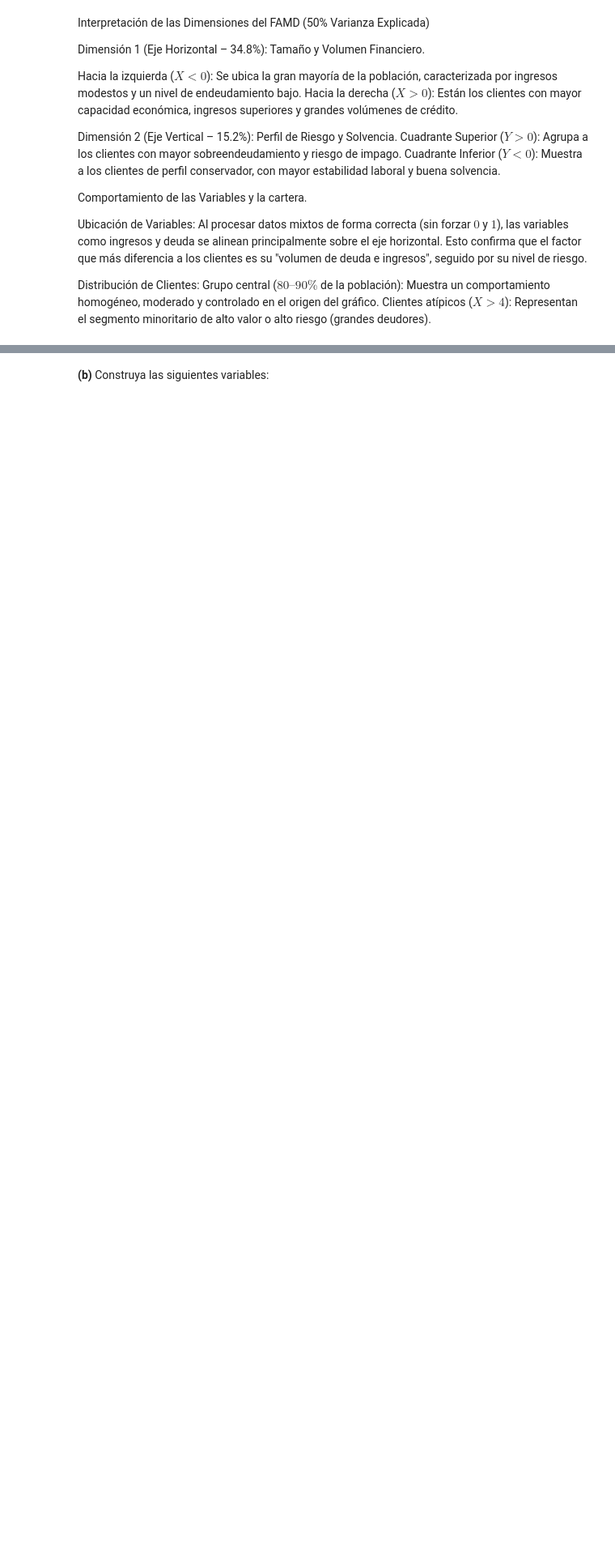
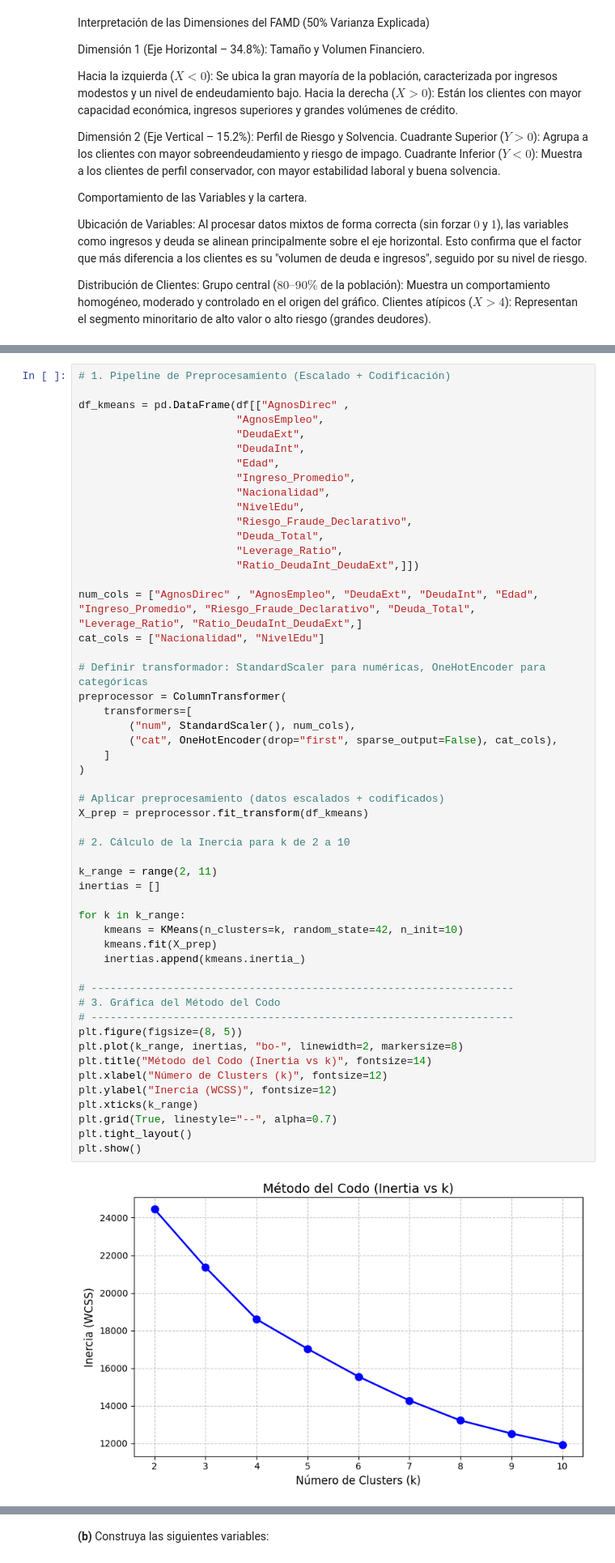
Before and after one commit to Felipe-Lopez-Vergara/ds_finance_-Lopez-, a Jupyter notebook: notebooks/HW_Sesion_6.ipynb, the cells around one changed output, grey strips where cells are left out. Shown at 81% size. Cells and saved outputs as stored; diff of their text form; blank space fills up the shorter version.

```diff
--- a/notebooks/HW_Sesion_6.ipynb
+++ b/notebooks/HW_Sesion_6.ipynb
@@ -754,0 +794,54 @@ Clientes atípicos ($X > 4$): Representan el segmento minoritario de alto valor
+# %%
+# 1. Pipeline de Preprocesamiento (Escalado + Codificación)
+
+df_kmeans = pd.DataFrame(df[["AgnosDirec" ,
+                         "AgnosEmpleo",
+                         "DeudaExt",
+                         "DeudaInt",
+                         "Edad",
+                         "Ingreso_Promedio",
+                         "Nacionalidad",
+                         "NivelEdu",
+                         "Riesgo_Fraude_Declarativo",
+                         "Deuda_Total",
+                         "Leverage_Ratio",
+                         "Ratio_DeudaInt_DeudaExt",]])
+
+num_cols = ["AgnosDirec" , "AgnosEmpleo", "DeudaExt", "DeudaInt", "Edad", "Ingreso_Promedio", "Riesgo_Fraude_Declarativo", "Deuda_Total", "Leverage_Ratio", "Ratio_DeudaInt_DeudaExt",]
+cat_cols = ["Nacionalidad", "NivelEdu"]
+
+# Definir transformador: StandardScaler para numéricas, OneHotEncoder para categóricas
+preprocessor = ColumnTransformer(
+    transformers=[
+        ("num", StandardScaler(), num_cols),
+        ("cat", OneHotEncoder(drop="first", sparse_output=False), cat_cols),
+    ]
+)
+
+# Aplicar preprocesamiento (datos escalados + codificados)
+X_prep = preprocessor.fit_transform(df_kmeans)
+
+# 2. Cálculo de la Inercia para k de 2 a 10
+
+k_range = range(2, 11)
+inertias = []
+
+for k in k_range:
+    kmeans = KMeans(n_clusters=k, random_state=42, n_init=10)
+    kmeans.fit(X_prep)
+    inertias.append(kmeans.inertia_)
+
+# -------------------------------------------------------------------
+# 3. Gráfica del Método del Codo
+# -------------------------------------------------------------------
+plt.figure(figsize=(8, 5))
+plt.plot(k_range, inertias, "bo-", linewidth=2, markersize=8)
+plt.title("Método del Codo (Inertia vs k)", fontsize=14)
+plt.xlabel("Número de Clusters (k)", fontsize=12)
+plt.ylabel("Inercia (WCSS)", fontsize=12)
+plt.xticks(k_range)
+plt.grid(True, linestyle="--", alpha=0.7)
+plt.tight_layout()
+plt.show()
+# %% [output]
+[figure, added]
```
Also changed, not shown: parts of 13 cells of this notebook.
